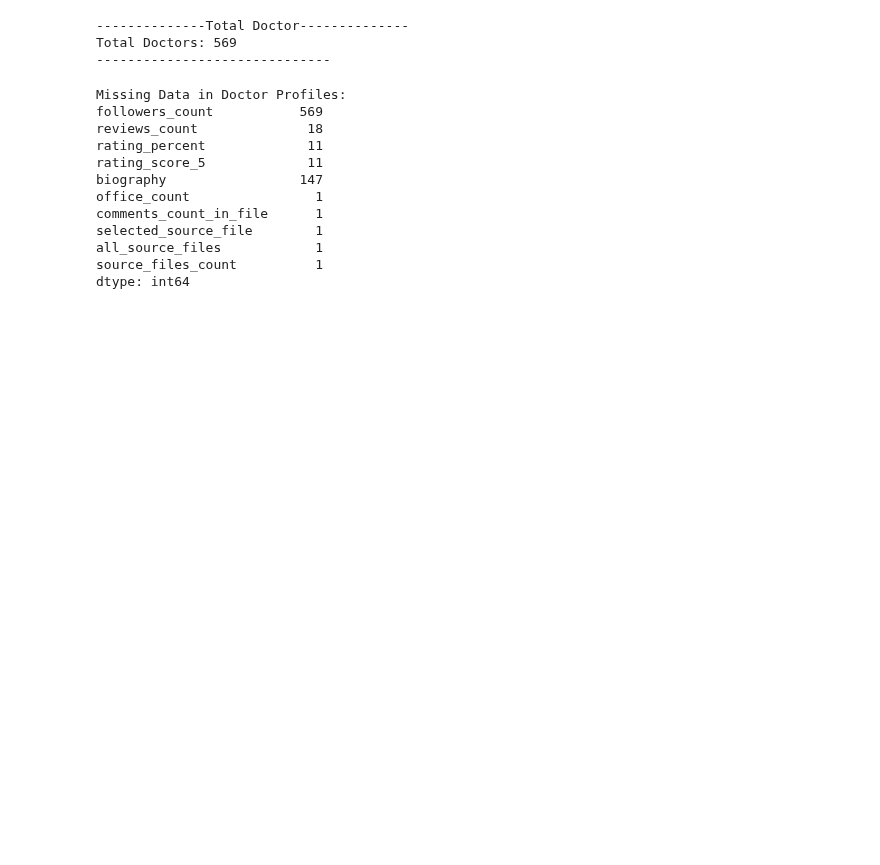
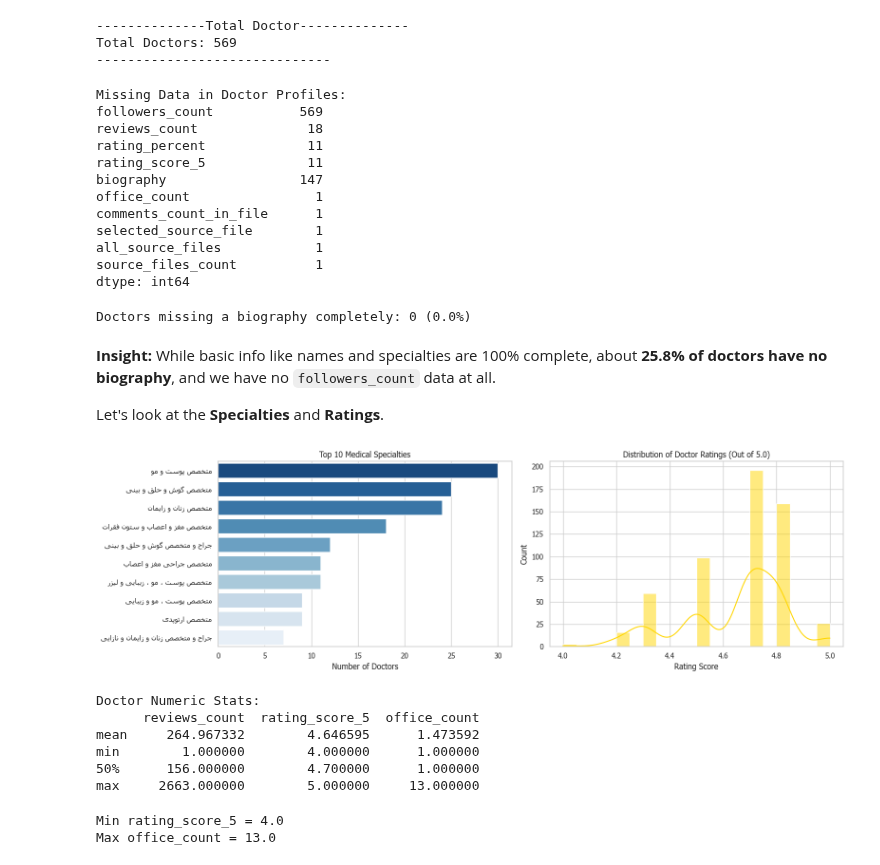
Before and after one commit to Mohsenmohebbi1993/AI-BOOTCAMP, a Jupyter notebook: notebooks/Training & Education/25. NLP - EDA.ipynb, the cells around one changed output. Saved outputs shown, nothing was run; the diff lists cells and outputs as text; code cells hidden in the pictures; blank space fills up the shorter version.

Commit message:
data of comments

```diff
--- a/notebooks/Training & Education/25. NLP - EDA.ipynb
+++ b/notebooks/Training & Education/25. NLP - EDA.ipynb
@@ -76,3 +76,55 @@ selected_source_file        1
 all_source_files            1
 source_files_count          1
 dtype: int64
+# %%
+# Specific check for Biographies (Empty strings vs Nulls)
+empty_bio = (df_doctors['biography'].astype(str).str.strip() == "").sum()
+print(f"\nDoctors missing a biography completely: {empty_bio} ({empty_bio/len(df_doctors)*100:.1f}%)")
+# %% [output]
+Doctors missing a biography completely: 0 (0.0%)
+# %% [markdown]
+**Insight:**
+While basic info like names and specialties are 100% complete, about **25.8% of doctors have no biography**, and we have no `followers_count` data at all.
+
+Let's look at the **Specialties** and **Ratings**.
+# %%
+fig, axes = plt.subplots(1, 2, figsize=(16, 5))
+
+# 1. Top 10 Specialties
+top_specialties = df_doctors['specialty'].value_counts().head(10)
+
+rtl_labels = [
+    get_display(arabic_reshaper.reshape(label))
+    for label in top_specialties.index
+]
+
+sns.barplot(y=rtl_labels, x=top_specialties.values, ax=axes[0], palette="Blues_r")
+axes[0].set_title("Top 10 Medical Specialties")
+axes[0].set_xlabel("Number of Doctors")
+
+# 2. Doctor Ratings Distribution (Out of 5.0)
+sns.histplot(df_doctors['rating_score_5'].dropna(), bins=20, kde=True, ax=axes[1], color="gold")
+axes[1].set_title("Distribution of Doctor Ratings (Out of 5.0)")
+axes[1].set_xlabel("Rating Score")
+
+plt.tight_layout()
+plt.show()
+# %% [output]
+[figure, added]
+# %%
+print("Doctor Numeric Stats:")
+print(df_doctors[['reviews_count', 'rating_score_5', 'office_count']].describe().loc[['mean', 'min', '50%', 'max']])
+# %% [output]
+Doctor Numeric Stats:
+      reviews_count  rating_score_5  office_count
+mean     264.967332        4.646595      1.473592
+min        1.000000        4.000000      1.000000
+50%      156.000000        4.700000      1.000000
+max     2663.000000        5.000000     13.000000
+# %%
+print("Min rating_score_5 =", df_doctors["rating_score_5"].min())
+
+print("Max office_count =", df_doctors["office_count"].max())
+# %% [output]
+Min rating_score_5 = 4.0
+Max office_count = 13.0
```
Also changed, not shown: parts of 3 cells of this notebook.
